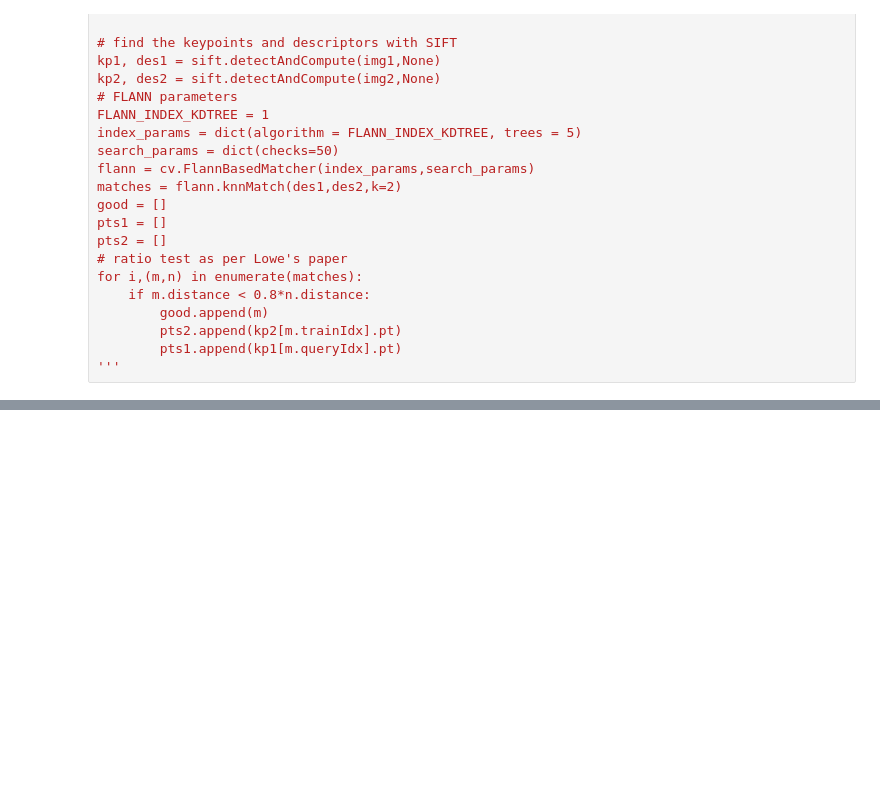
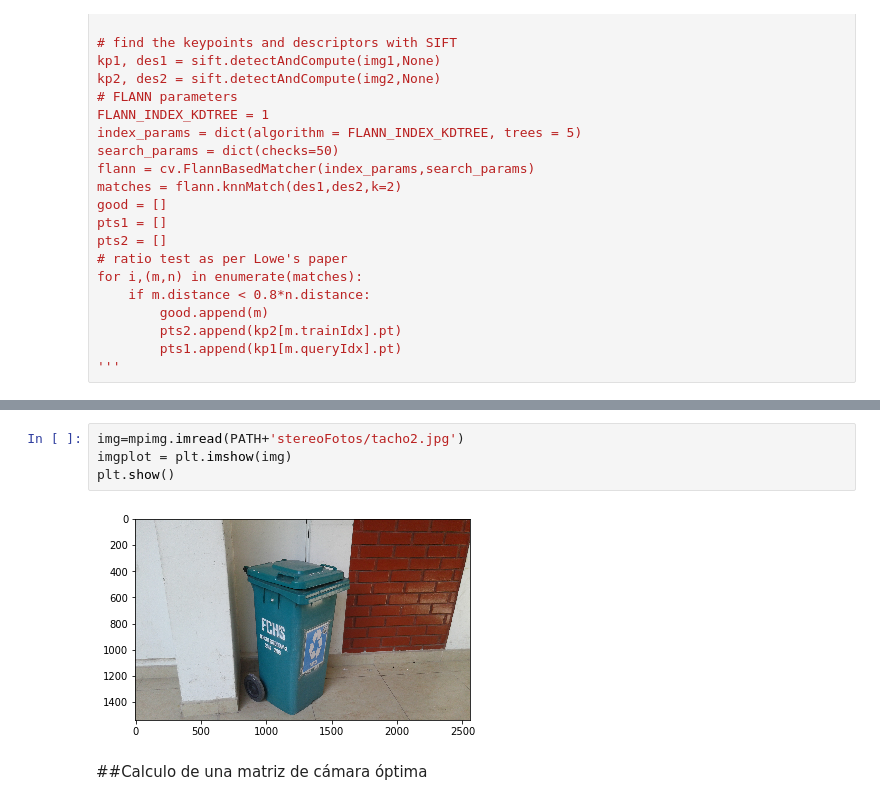
Before and after one commit to deeiqh/computacionGrafica, a Jupyter notebook: 3Dstereo/3Dstereo.ipynb, the cells around one changed output, grey strips where cells are left out. Saved outputs shown, nothing was run; the diff lists cells and outputs as text; blank space fills up the shorter version.

```diff
--- a/3Dstereo/3Dstereo.ipynb
+++ b/3Dstereo/3Dstereo.ipynb
@@ -169,0 +243,8 @@ for i,(m,n) in enumerate(matches):
+# %%
+img=mpimg.imread(PATH+'stereoFotos/tacho2.jpg')
+imgplot = plt.imshow(img)
+plt.show()
+# %% [output]
+[figure, added]
+# %% [markdown]
+##Calculo de  una matriz de cámara óptima
```
Also changed, not shown: parts of 18 cells of this notebook.
